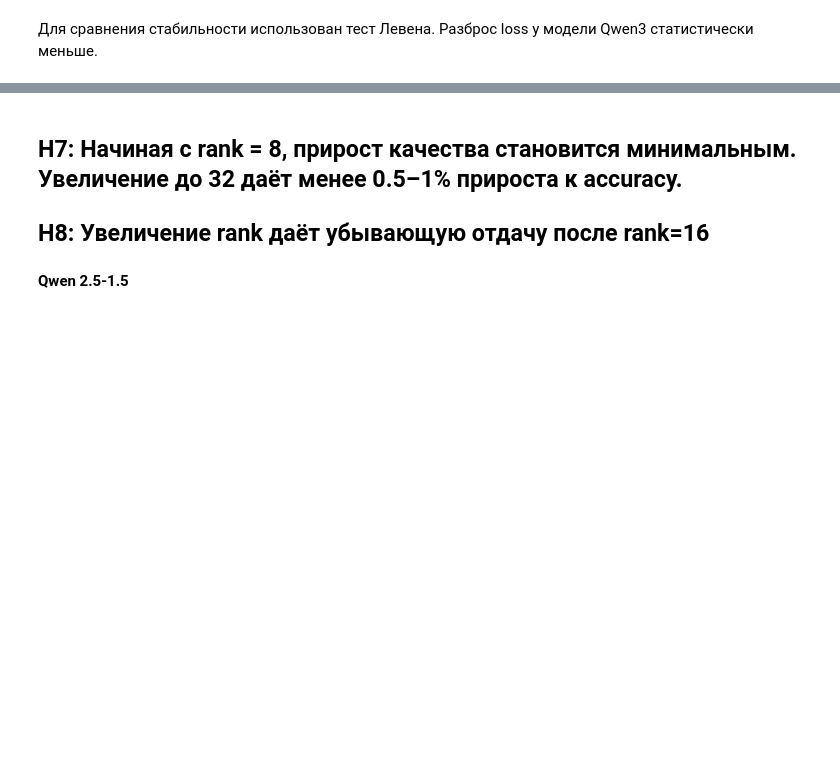
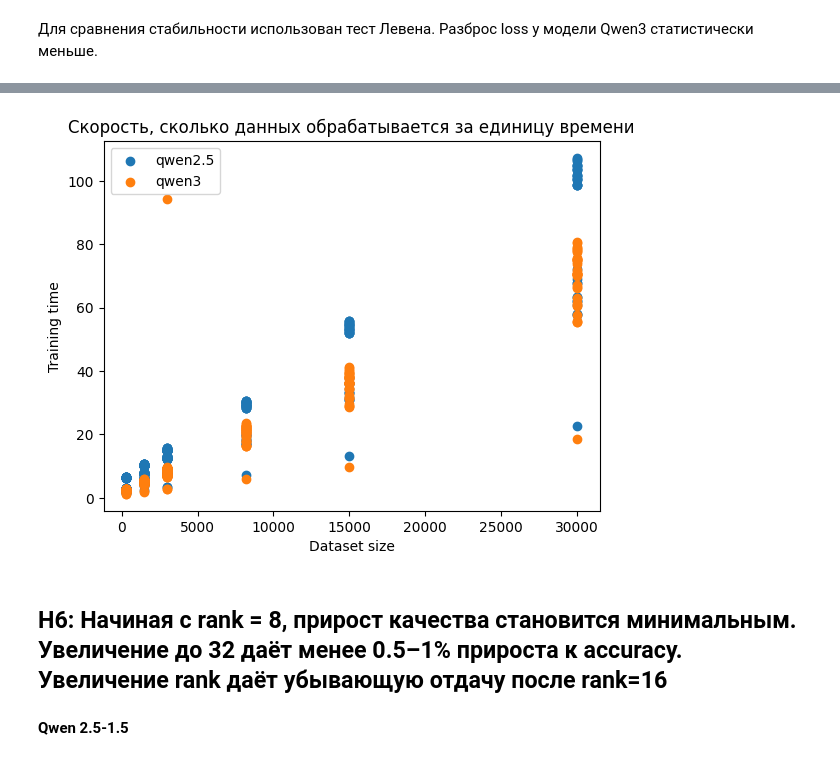
Before and after one commit to Lemekhova/msc-lemekhova, a Jupyter notebook: analitics.ipynb, the cells around one changed output, grey strips where cells are left out. Saved outputs shown, nothing was run; the diff lists cells and outputs as text; code cells hidden in the pictures; blank space fills up the shorter version.

```diff
--- a/analitics.ipynb
+++ b/analitics.ipynb
@@ -207,6 +290,19 @@ plt.show()
+# %%
+plt.figure()
+
+for model, group in df_filtered.groupby('model'):
+    plt.scatter(group['pst_dataset'], group['time'], label=model)
+
+plt.xlabel('Dataset size')
+plt.ylabel('Training time')
+plt.title('Скорость, сколько данных обрабатывается за единицу времени')
+plt.legend()
+
+plt.show()
+# %% [output]
+[figure, added]
 # %% [markdown]
-## **H7:** Начиная с rank = 8, прирост качества становится минимальным. Увеличение до 32 даёт менее 0.5–1% прироста к accuracy.
-## **H8:** Увеличение rank даёт убывающую отдачу после rank=16
+## **H6:** Начиная с rank = 8, прирост качества становится минимальным. Увеличение до 32 даёт менее 0.5–1% прироста к accuracy. Увеличение rank даёт убывающую отдачу после rank=16
 # %% [markdown]
 **Qwen 2.5-1.5**
 # %%
```
Also changed, not shown: parts of 88 cells of this notebook.
